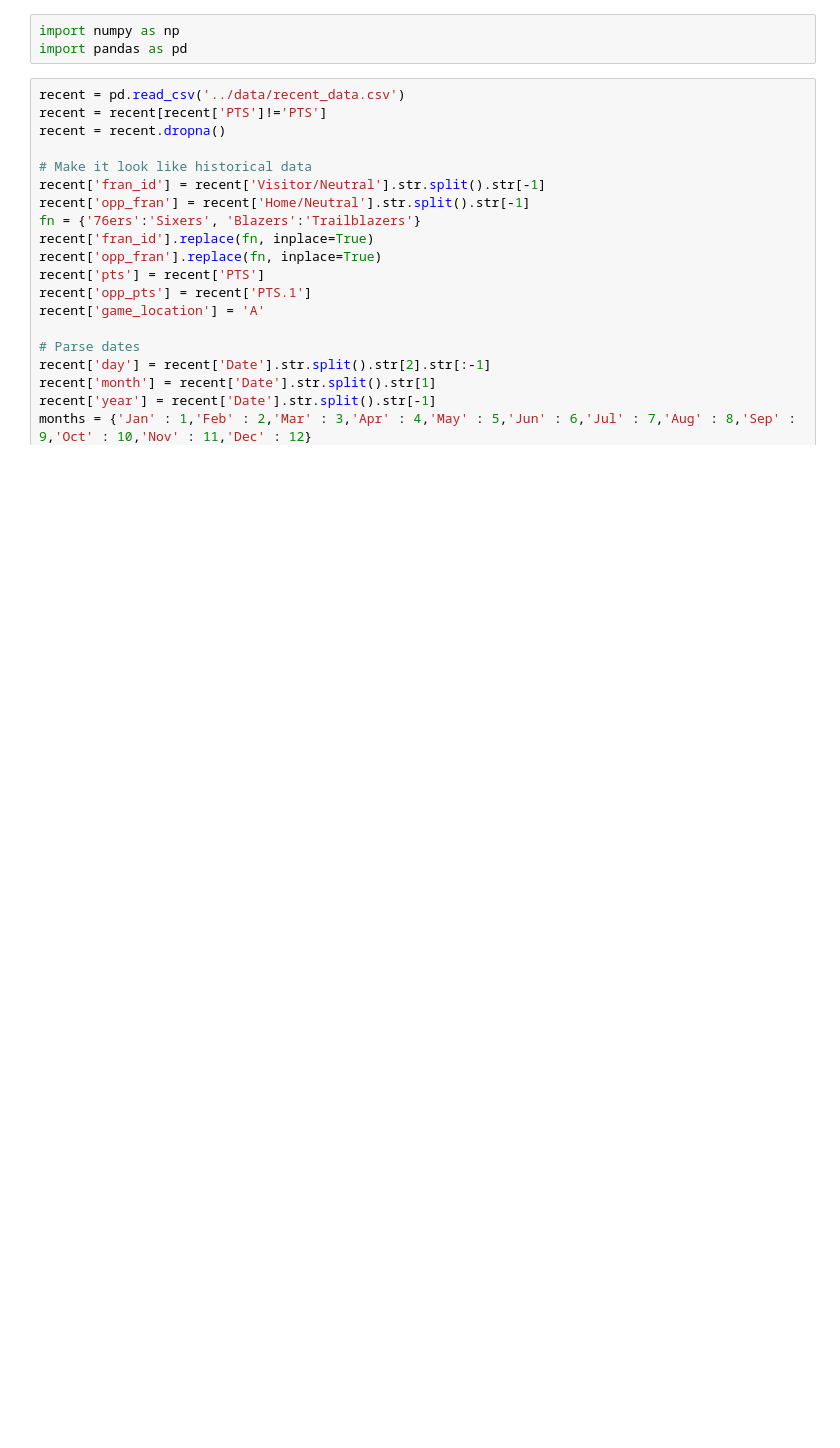
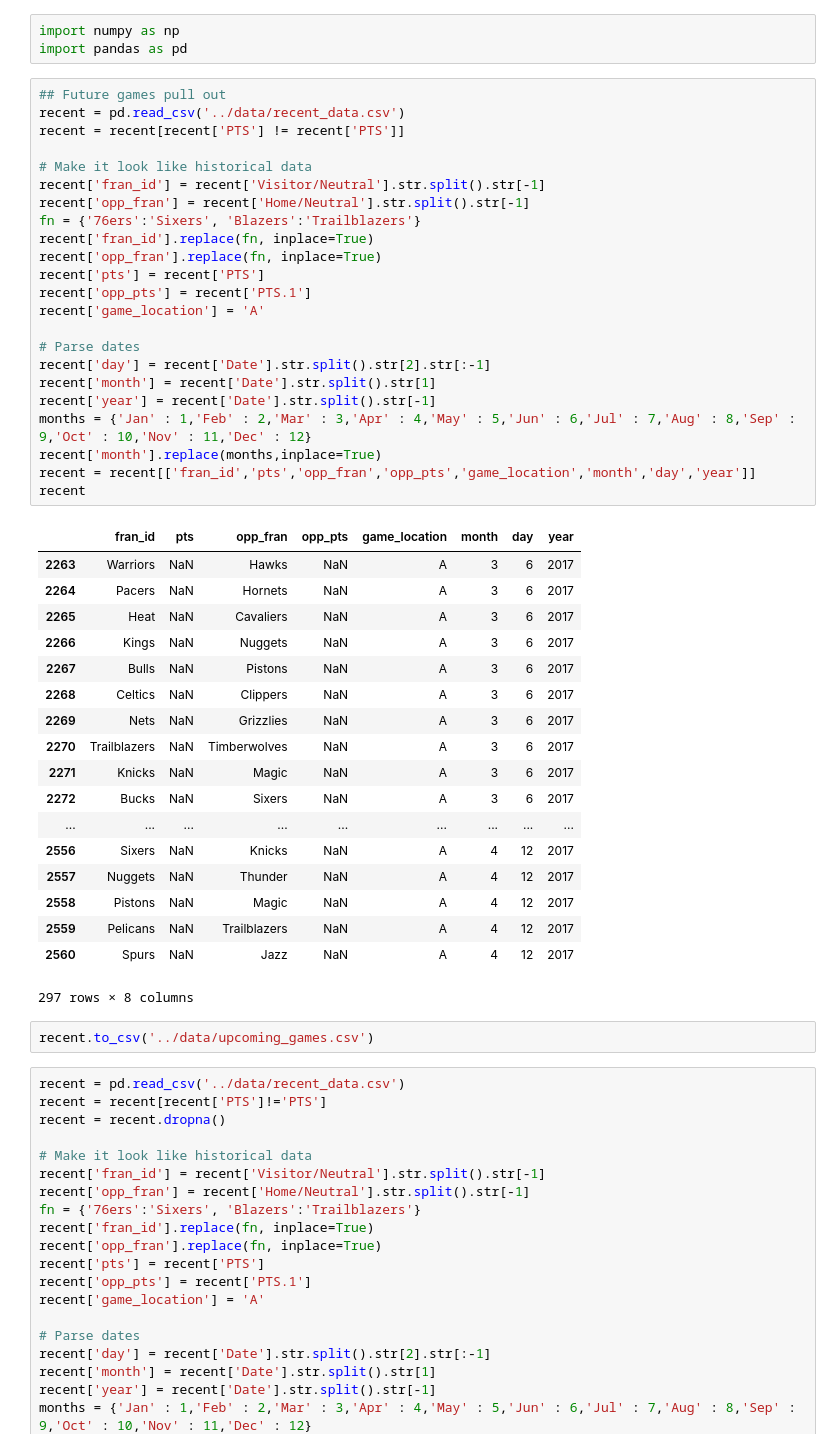
Before and after one commit to a-morr/nbacme, a Jupyter notebook: Scraping/make_history.ipynb, the cells around one changed output. Drawn from its saved outputs; the diff is of its cells as text; blank space fills up the shorter version.

Commit message:
Added upcoming games

```diff
--- a/Scraping/make_history.ipynb
+++ b/Scraping/make_history.ipynb
@@ -1,6 +1,50 @@
 # %%
 import numpy as np
 import pandas as pd
+# %%
+## Future games pull out
+recent = pd.read_csv('../data/recent_data.csv')
+recent = recent[recent['PTS'] != recent['PTS']]
+
+# Make it look like historical data
+recent['fran_id'] = recent['Visitor/Neutral'].str.split().str[-1]
+recent['opp_fran'] = recent['Home/Neutral'].str.split().str[-1]
+fn = {'76ers':'Sixers', 'Blazers':'Trailblazers'}
+recent['fran_id'].replace(fn, inplace=True)
+recent['opp_fran'].replace(fn, inplace=True)
+recent['pts'] = recent['PTS']
+recent['opp_pts'] = recent['PTS.1']
+recent['game_location'] = 'A'
+
+# Parse dates
+recent['day'] = recent['Date'].str.split().str[2].str[:-1]
+recent['month'] = recent['Date'].str.split().str[1]
+recent['year'] = recent['Date'].str.split().str[-1]
+months = {'Jan' : 1,'Feb' : 2,'Mar' : 3,'Apr' : 4,'May' : 5,'Jun' : 6,'Jul' : 7,'Aug' : 8,'Sep' : 9,'Oct' : 10,'Nov' : 11,'Dec' : 12}
+recent['month'].replace(months,inplace=True)
+recent = recent[['fran_id','pts','opp_fran','opp_pts','game_location','month','day','year']]
+recent
+# %% [output]
+|  | fran_id | pts | opp_fran | opp_pts | game_location | month | day | year |
+| 2263 | Warriors | NaN | Hawks | NaN | A | 3 | 6 | 2017 |
+| 2264 | Pacers | NaN | Hornets | NaN | A | 3 | 6 | 2017 |
+| 2265 | Heat | NaN | Cavaliers | NaN | A | 3 | 6 | 2017 |
+| 2266 | Kings | NaN | Nuggets | NaN | A | 3 | 6 | 2017 |
+| 2267 | Bulls | NaN | Pistons | NaN | A | 3 | 6 | 2017 |
+| 2268 | Celtics | NaN | Clippers | NaN | A | 3 | 6 | 2017 |
+| 2269 | Nets | NaN | Grizzlies | NaN | A | 3 | 6 | 2017 |
+| 2270 | Trailblazers | NaN | Timberwolves | NaN | A | 3 | 6 | 2017 |
+| 2271 | Knicks | NaN | Magic | NaN | A | 3 | 6 | 2017 |
+| 2272 | Bucks | NaN | Sixers | NaN | A | 3 | 6 | 2017 |
+| ... | ... | ... | ... | ... | ... | ... | ... | ... |
+| 2556 | Sixers | NaN | Knicks | NaN | A | 4 | 12 | 2017 |
+| 2557 | Nuggets | NaN | Thunder | NaN | A | 4 | 12 | 2017 |
+| 2558 | Pistons | NaN | Magic | NaN | A | 4 | 12 | 2017 |
+| 2559 | Pelicans | NaN | Trailblazers | NaN | A | 4 | 12 | 2017 |
+| 2560 | Spurs | NaN | Jazz | NaN | A | 4 | 12 | 2017 |
+297 rows × 8 columns
+# %%
+recent.to_csv('../data/upcoming_games.csv')
 # %%
 recent = pd.read_csv('../data/recent_data.csv')
 recent = recent[recent['PTS']!='PTS']
```
Also changed, not shown: parts of 1 cell of this notebook, 1 other file.
